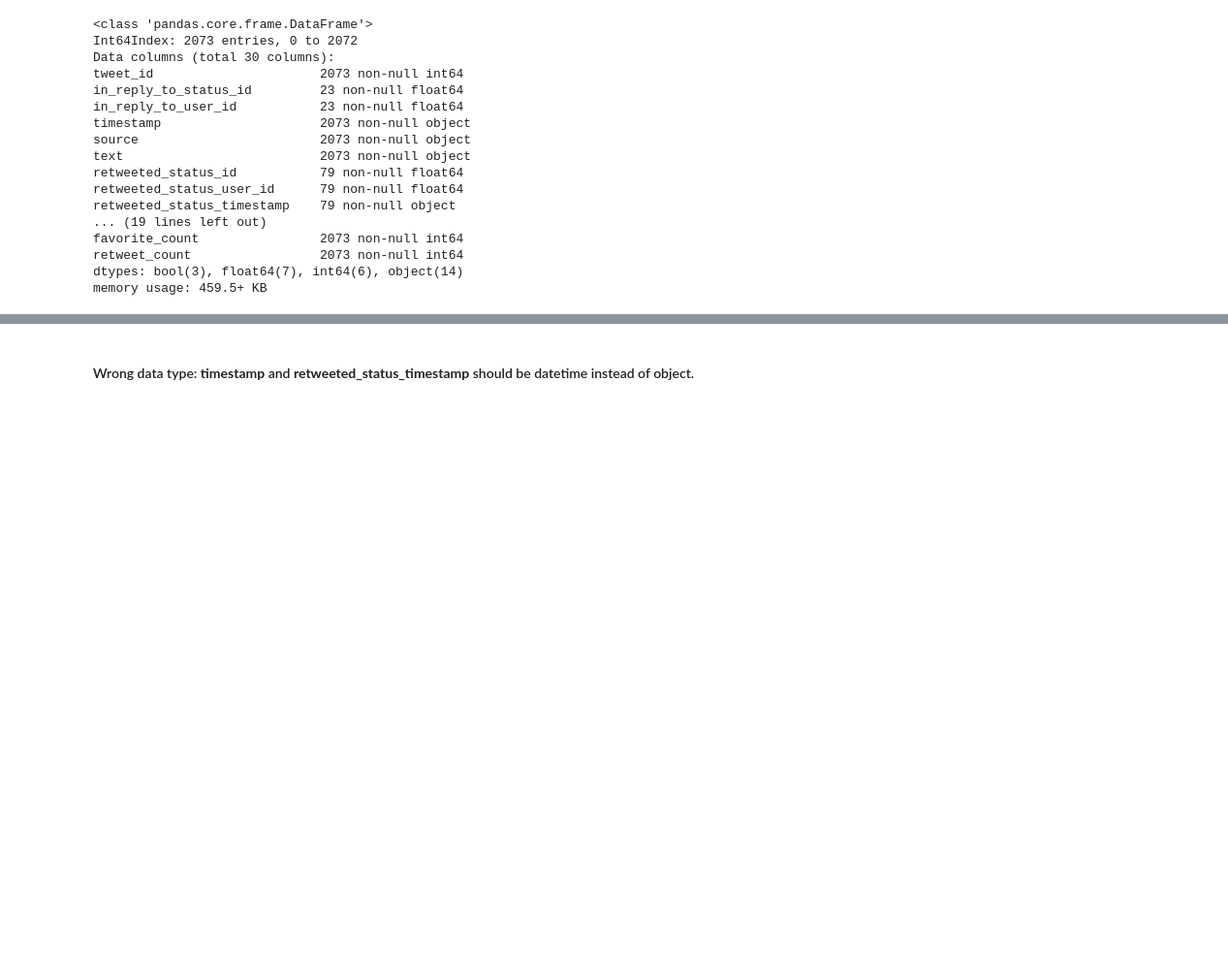
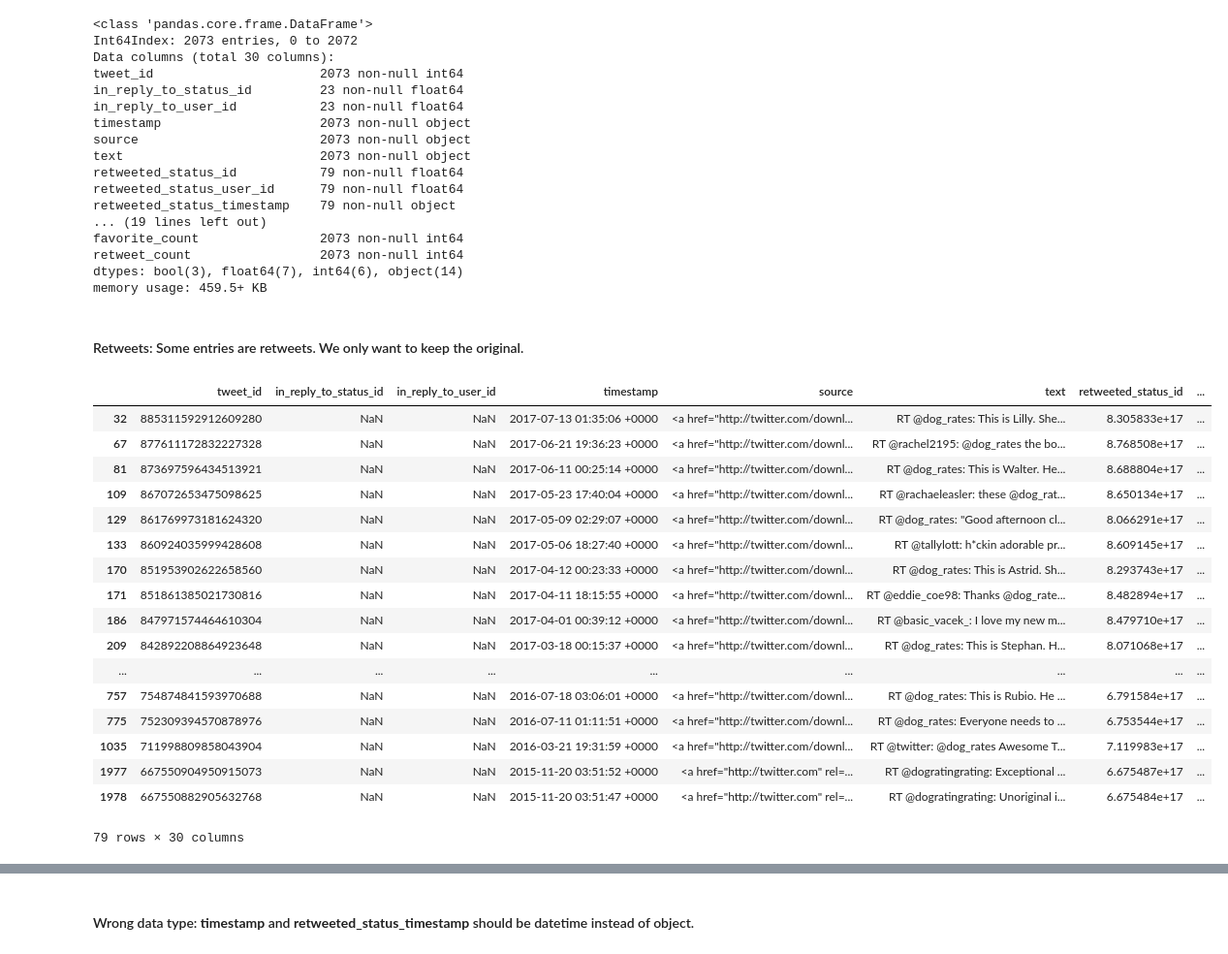
Before and after one commit to ponggolin/Wrangle-and-Analyze-Data, a Jupyter notebook: wrangle_act.ipynb, the cells around one changed output, grey strips where cells are left out. Shown at 97% size. Saved outputs shown, nothing was run; the diff lists cells and outputs as text; code cells hidden in the pictures; blank space fills up the shorter version.

```diff
--- a/wrangle_act.ipynb
+++ b/wrangle_act.ipynb
@@ -279,3 +276,27 @@ favorite_count                2073 non-null int64
 retweet_count                 2073 non-null int64
 dtypes: bool(3), float64(7), int64(6), object(14)
 memory usage: 459.5+ KB
+# %% [markdown]
+#### Retweets: Some entries are retweets. We only want to keep the original.
+# %%
+# Identify retweets
+df_clean_twitter_archive[df_clean_twitter_archive['retweeted_status_id'].notnull() == True ]
+# %% [output]
+|  | tweet_id | in_reply_to_status_id | in_reply_to_user_id | timestamp | source | text | retweeted_status_id | ... |
+| 32 | 885311592912609280 | NaN | NaN | 2017-07-13 01:35:06 +0000 | <a href="http://twitter.com/downl... | RT @dog_rates: This is Lilly. She... | 8.305833e+17 | ... |
+| 67 | 877611172832227328 | NaN | NaN | 2017-06-21 19:36:23 +0000 | <a href="http://twitter.com/downl... | RT @rachel2195: @dog_rates the bo... | 8.768508e+17 | ... |
+| 81 | 873697596434513921 | NaN | NaN | 2017-06-11 00:25:14 +0000 | <a href="http://twitter.com/downl... | RT @dog_rates: This is Walter. He... | 8.688804e+17 | ... |
+| 109 | 867072653475098625 | NaN | NaN | 2017-05-23 17:40:04 +0000 | <a href="http://twitter.com/downl... | RT @rachaeleasler: these @dog_rat... | 8.650134e+17 | ... |
+| 129 | 861769973181624320 | NaN | NaN | 2017-05-09 02:29:07 +0000 | <a href="http://twitter.com/downl... | RT @dog_rates: "Good afternoon cl... | 8.066291e+17 | ... |
+| 133 | 860924035999428608 | NaN | NaN | 2017-05-06 18:27:40 +0000 | <a href="http://twitter.com/downl... | RT @tallylott: h*ckin adorable pr... | 8.609145e+17 | ... |
+| 170 | 851953902622658560 | NaN | NaN | 2017-04-12 00:23:33 +0000 | <a href="http://twitter.com/downl... | RT @dog_rates: This is Astrid. Sh... | 8.293743e+17 | ... |
+| 171 | 851861385021730816 | NaN | NaN | 2017-04-11 18:15:55 +0000 | <a href="http://twitter.com/downl... | RT @eddie_coe98: Thanks @dog_rate... | 8.482894e+17 | ... |
+| 186 | 847971574464610304 | NaN | NaN | 2017-04-01 00:39:12 +0000 | <a href="http://twitter.com/downl... | RT @basic_vacek_: I love my new m... | 8.479710e+17 | ... |
+| 209 | 842892208864923648 | NaN | NaN | 2017-03-18 00:15:37 +0000 | <a href="http://twitter.com/downl... | RT @dog_rates: This is Stephan. H... | 8.071068e+17 | ... |
+| ... | ... | ... | ... | ... | ... | ... | ... | ... |
+| 757 | 754874841593970688 | NaN | NaN | 2016-07-18 03:06:01 +0000 | <a href="http://twitter.com/downl... | RT @dog_rates: This is Rubio. He ... | 6.791584e+17 | ... |
+| 775 | 752309394570878976 | NaN | NaN | 2016-07-11 01:11:51 +0000 | <a href="http://twitter.com/downl... | RT @dog_rates: Everyone needs to ... | 6.753544e+17 | ... |
+| 1035 | 711998809858043904 | NaN | NaN | 2016-03-21 19:31:59 +0000 | <a href="http://twitter.com/downl... | RT @twitter: @dog_rates Awesome T... | 7.119983e+17 | ... |
+| 1977 | 667550904950915073 | NaN | NaN | 2015-11-20 03:51:52 +0000 | <a href="http://twitter.com" rel=... | RT @dogratingrating: Exceptional ... | 6.675487e+17 | ... |
+| 1978 | 667550882905632768 | NaN | NaN | 2015-11-20 03:51:47 +0000 | <a href="http://twitter.com" rel=... | RT @dogratingrating: Unoriginal i... | 6.675484e+17 | ... |
+79 rows × 30 columns
```
Also changed, not shown: parts of 9 cells of this notebook.
